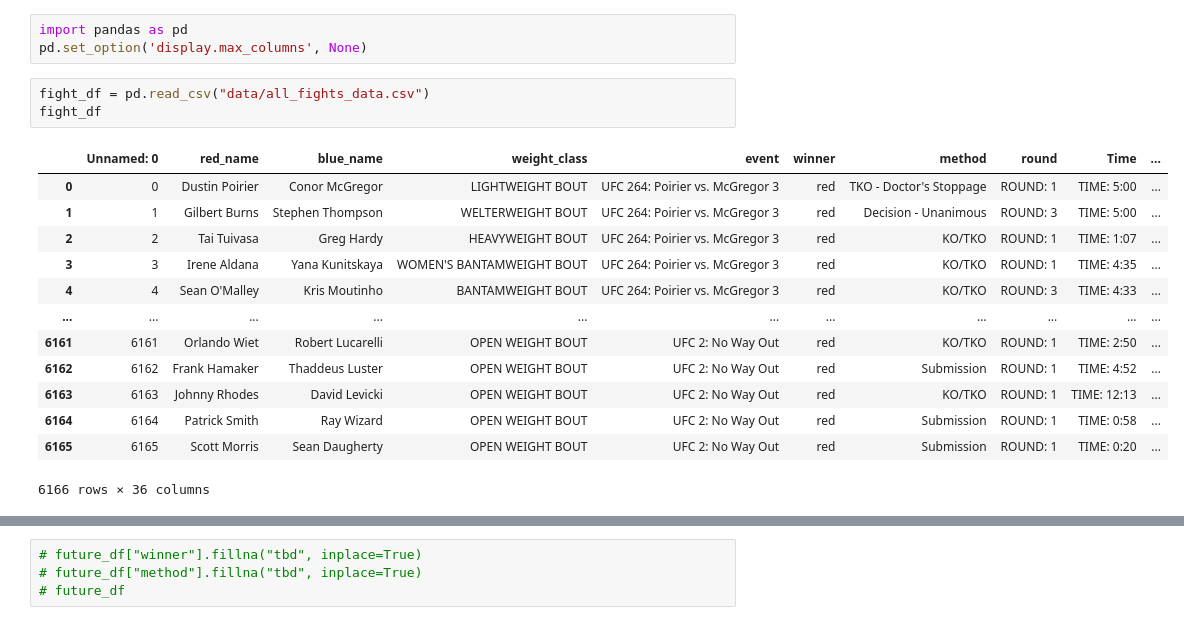
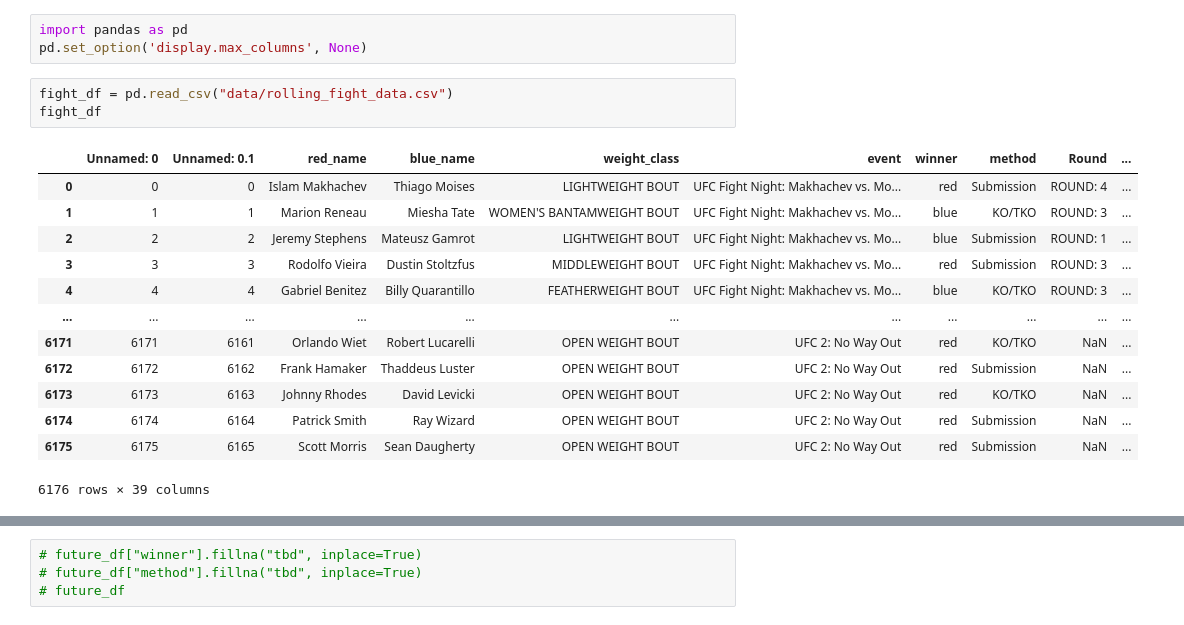
Before and after one commit to a925sw/ufc_stats, a Jupyter notebook: cleaning_fights.ipynb, the cells around one changed output, grey strips where cells are left out. Cells and saved outputs as stored; diff of their text form.

```diff
--- a/cleaning_fights.ipynb
+++ b/cleaning_fights.ipynb
@@ -2,22 +2,22 @@
 import pandas as pd
 pd.set_option('display.max_columns', None)
 # %%
-fight_df = pd.read_csv("data/all_fights_data.csv")
+fight_df = pd.read_csv("data/rolling_fight_data.csv")
 fight_df
 # %% [output]
-|  | Unnamed: 0 | red_name | blue_name | weight_class | event | winner | method | round | Time | ... |
-| 0 | 0 | Dustin Poirier | Conor McGregor | LIGHTWEIGHT BOUT | UFC 264: Poirier vs. McGregor 3 | red | TKO - Doctor's Stoppage | ROUND: 1 | TIME: 5:00 | ... |
-| 1 | 1 | Gilbert Burns | Stephen Thompson | WELTERWEIGHT BOUT | UFC 264: Poirier vs. McGregor 3 | red | Decision - Unanimous | ROUND: 3 | TIME: 5:00 | ... |
-| 2 | 2 | Tai Tuivasa | Greg Hardy | HEAVYWEIGHT BOUT | UFC 264: Poirier vs. McGregor 3 | red | KO/TKO | ROUND: 1 | TIME: 1:07 | ... |
-| 3 | 3 | Irene Aldana | Yana Kunitskaya | WOMEN'S BANTAMWEIGHT BOUT | UFC 264: Poirier vs. McGregor 3 | red | KO/TKO | ROUND: 1 | TIME: 4:35 | ... |
-| 4 | 4 | Sean O'Malley | Kris Moutinho | BANTAMWEIGHT BOUT | UFC 264: Poirier vs. McGregor 3 | red | KO/TKO | ROUND: 3 | TIME: 4:33 | ... |
+|  | Unnamed: 0 | Unnamed: 0.1 | red_name | blue_name | weight_class | event | winner | method | Round | ... |
+| 0 | 0 | 0 | Islam Makhachev | Thiago Moises | LIGHTWEIGHT BOUT | UFC Fight Night: Makhachev vs. Mo... | red | Submission | ROUND: 4 | ... |
+| 1 | 1 | 1 | Marion Reneau | Miesha Tate | WOMEN'S BANTAMWEIGHT BOUT | UFC Fight Night: Makhachev vs. Mo... | blue | KO/TKO | ROUND: 3 | ... |
+| 2 | 2 | 2 | Jeremy Stephens | Mateusz Gamrot | LIGHTWEIGHT BOUT | UFC Fight Night: Makhachev vs. Mo... | blue | Submission | ROUND: 1 | ... |
+| 3 | 3 | 3 | Rodolfo Vieira | Dustin Stoltzfus | MIDDLEWEIGHT BOUT | UFC Fight Night: Makhachev vs. Mo... | red | Submission | ROUND: 3 | ... |
+| 4 | 4 | 4 | Gabriel Benitez | Billy Quarantillo | FEATHERWEIGHT BOUT | UFC Fight Night: Makhachev vs. Mo... | blue | KO/TKO | ROUND: 3 | ... |
 | ... | ... | ... | ... | ... | ... | ... | ... | ... | ... | ... |
-| 6161 | 6161 | Orlando Wiet | Robert Lucarelli | OPEN WEIGHT BOUT | UFC 2: No Way Out | red | KO/TKO | ROUND: 1 | TIME: 2:50 | ... |
-| 6162 | 6162 | Frank Hamaker | Thaddeus Luster | OPEN WEIGHT BOUT | UFC 2: No Way Out | red | Submission | ROUND: 1 | TIME: 4:52 | ... |
-| 6163 | 6163 | Johnny Rhodes | David Levicki | OPEN WEIGHT BOUT | UFC 2: No Way Out | red | KO/TKO | ROUND: 1 | TIME: 12:13 | ... |
-| 6164 | 6164 | Patrick Smith | Ray Wizard | OPEN WEIGHT BOUT | UFC 2: No Way Out | red | Submission | ROUND: 1 | TIME: 0:58 | ... |
-| 6165 | 6165 | Scott Morris | Sean Daugherty | OPEN WEIGHT BOUT | UFC 2: No Way Out | red | Submission | ROUND: 1 | TIME: 0:20 | ... |
+| 6171 | 6171 | 6161 | Orlando Wiet | Robert Lucarelli | OPEN WEIGHT BOUT | UFC 2: No Way Out | red | KO/TKO | NaN | ... |
+| 6172 | 6172 | 6162 | Frank Hamaker | Thaddeus Luster | OPEN WEIGHT BOUT | UFC 2: No Way Out | red | Submission | NaN | ... |
+| 6173 | 6173 | 6163 | Johnny Rhodes | David Levicki | OPEN WEIGHT BOUT | UFC 2: No Way Out | red | KO/TKO | NaN | ... |
+| 6174 | 6174 | 6164 | Patrick Smith | Ray Wizard | OPEN WEIGHT BOUT | UFC 2: No Way Out | red | Submission | NaN | ... |
+| 6175 | 6175 | 6165 | Scott Morris | Sean Daugherty | OPEN WEIGHT BOUT | UFC 2: No Way Out | red | Submission | NaN | ... |
-6166 rows × 36 columns
+6176 rows × 39 columns
 # %%
 future_df = pd.read_csv("data/future_fights_data.csv")
 future_df = future_df.drop(columns="Unnamed: 0")
```
Also changed, not shown: parts of 26 cells of this notebook, 19 other files.
